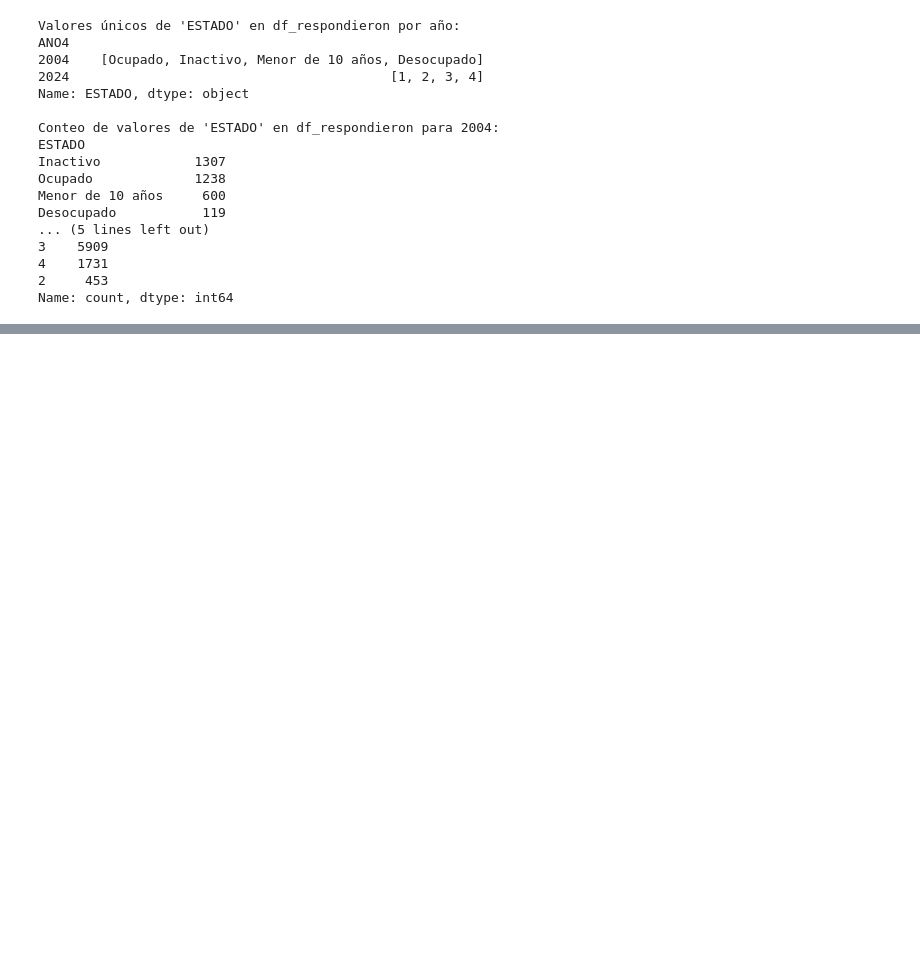
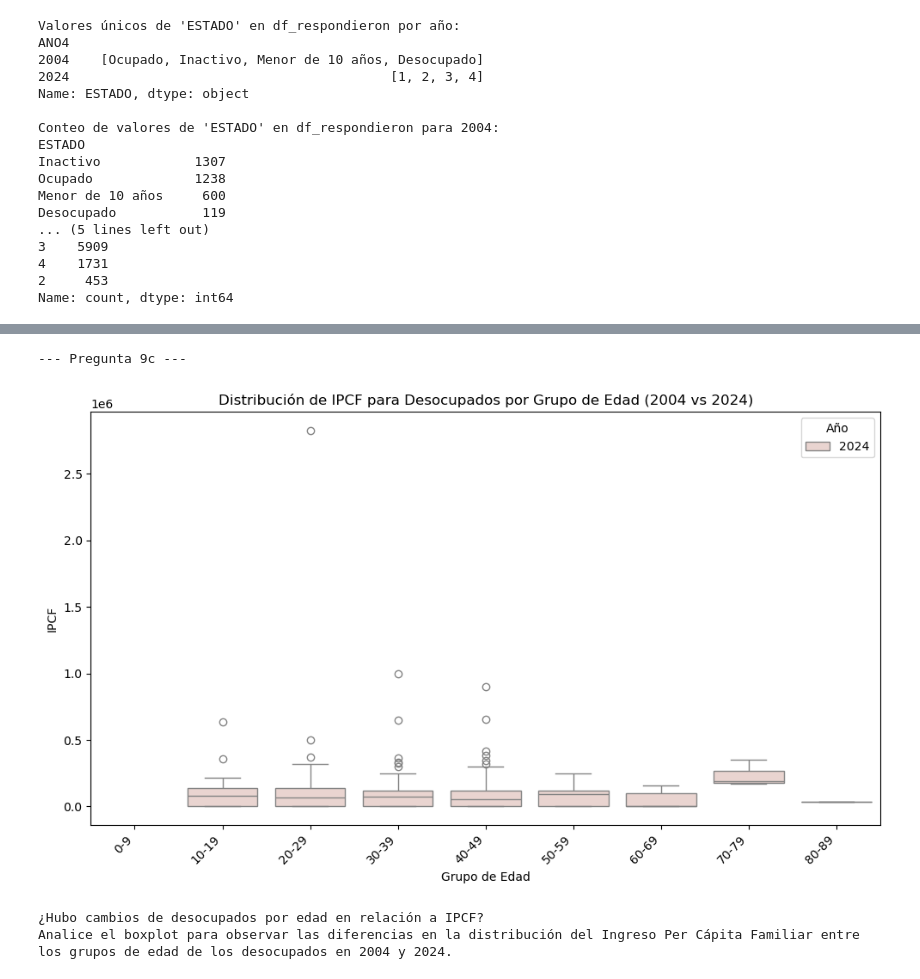
Before and after one commit to A-R-VV/BigDataUBA-Grupo18, a Jupyter notebook: TP 2 EJ 1-2-3(codigos) 11111111.ipynb, the cells around one changed output, grey strips where cells are left out. Cells and saved outputs as stored; diff of their text form; code cells hidden in the pictures; blank space fills up the shorter version.

```diff
--- a/TP 2 EJ 1-2-3(codigos) 11111111.ipynb
+++ b/TP 2 EJ 1-2-3(codigos) 11111111.ipynb
@@ -608,0 +642,34 @@ Name: PET, dtype: float64
+# %%
+# --- Pregunta 9c: Seleccione una (1) variable de interés y muestre las diferencias 2004 vs 2024. ¿Hubo cambios de desocupados por edad? ---
+print("\n--- Pregunta 9c ---")
+variable_interes = 'IPCF'  # Seleccionamos Ingreso Per Cápita Familiar como variable de interés
+
+desocupados_ipcf = df_respondieron[df_respondieron['desocupado'] == 1].copy() # Usar .copy() para evitar SettingWithCopyWarning
+desocupados_ipcf['CH06'] = pd.to_numeric(desocupados_ipcf['CH06'], errors='coerce').dropna().astype(int) # Asegurar tipo correcto
+
+# Asegurarse de que haya datos para calcular el máximo de edad
+if not desocupados_ipcf.empty:
+    max_edad_desocupados = desocupados_ipcf['CH06'].max()
+    bins_desocupados = range(0, max_edad_desocupados + 10, 10)
+    labels_desocupados = [f'{i}-{i+9}' for i in range(0, max_edad_desocupados, 10)]
+    desocupados_ipcf['edad_agrupada'] = pd.cut(desocupados_ipcf['CH06'], bins=bins_desocupados, labels=labels_desocupados, right=False)
+
+    plt.figure(figsize=(10, 6))
+    sns.boxplot(x='edad_agrupada', y=variable_interes, hue='ANO4', data=desocupados_ipcf)
+    plt.title(f'Distribución de {variable_interes} para Desocupados por Grupo de Edad (2004 vs 2024)')
+    plt.xlabel('Grupo de Edad')
+    plt.ylabel(variable_interes)
+    plt.xticks(rotation=45, ha='right')
+    plt.legend(title='Año')
+    plt.tight_layout()
+    plt.show()
+
+    print(f"\n¿Hubo cambios de desocupados por edad en relación a {variable_interes}?")
+    print("Analice el boxplot para observar las diferencias en la distribución del Ingreso Per Cápita Familiar entre los grupos de edad de los desocupados en 2004 y 2024.")
+else:
+    print("\nNo hay personas desocupadas en el DataFrame para generar el gráfico de la variable de interés por edad.")
+# %% [output]
+--- Pregunta 9c ---
+[figure, added]
+¿Hubo cambios de desocupados por edad en relación a IPCF?
+Analice el boxplot para observar las diferencias en la distribución del Ingreso Per Cápita Familiar entre los grupos de edad de los desocupados en 2004 y 2024.
```
Also changed, not shown: parts of 27 cells of this notebook.
